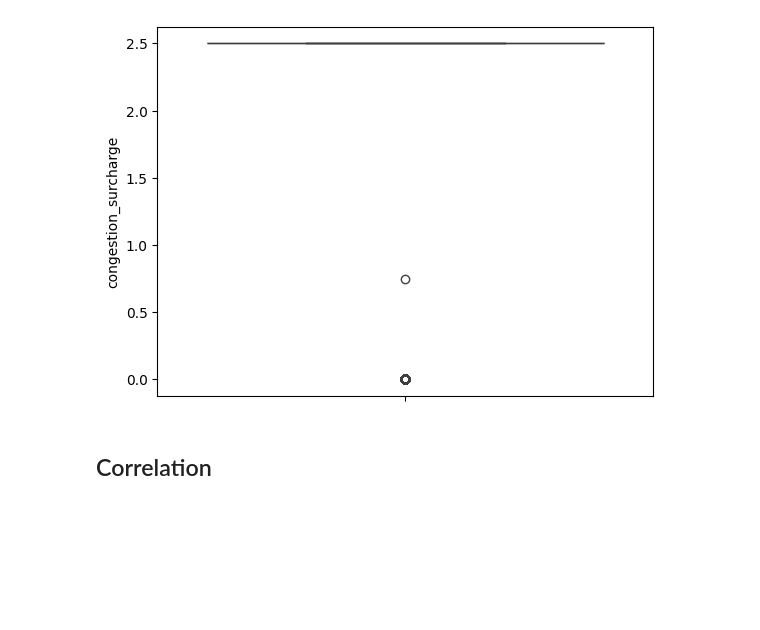
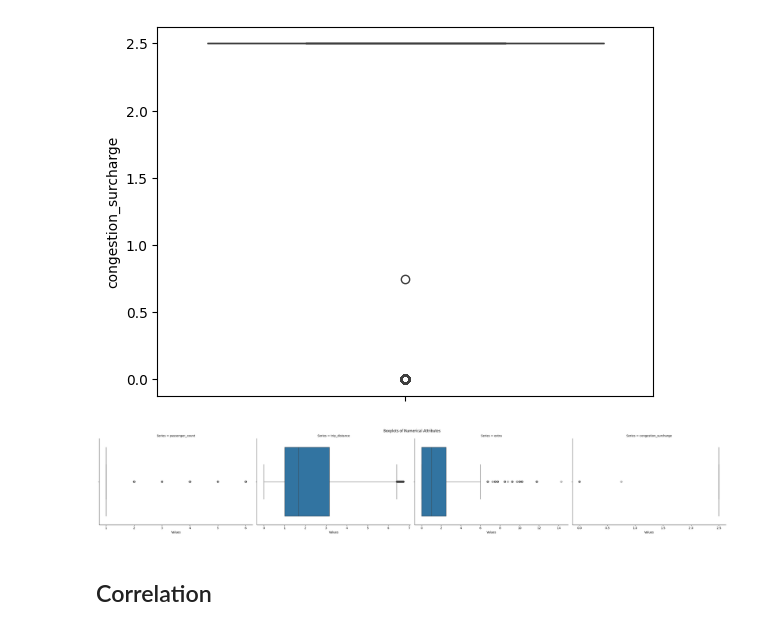
Before and after one commit to ikml-bsrn/NYC_Taxi_Trip_Duration, a Jupyter notebook: nyc_tlc_green.ipynb, the cells around one changed output. Drawn from its saved outputs; the diff is of its cells as text; code cells hidden in the pictures; blank space fills up the shorter version.

```diff
--- a/nyc_tlc_green.ipynb
+++ b/nyc_tlc_green.ipynb
@@ -362,6 +362,18 @@ yellow_taxi_df = yellow_taxi_df.loc[yellow_taxi_df['congestion_surcharge'] >= 0]
 # %% [output]
 <Axes: ylabel='congestion_surcharge'>
 [figure]
+# %%
+numerical_df = pd.DataFrame(yellow_taxi_df[['passenger_count','trip_distance','extra','congestion_surcharge']])
+
+numerical_melted_df = numerical_df.melt(var_name='Series',value_name='Values')
+
+graph = sns.FacetGrid(numerical_melted_df, col='Series', sharex=False, sharey=False, height=5, aspect=1.5, col_wrap=4)
+graph.map(sns.boxplot, 'Values')
+graph.fig.suptitle('Boxplots of Numerical Attributes', y=1.02)
+
+plt.show()
+# %% [output]
+[figure, added]
 # %% [markdown]
 ## Correlation
 # %%
```
Also changed, not shown: parts of 6 cells of this notebook.
